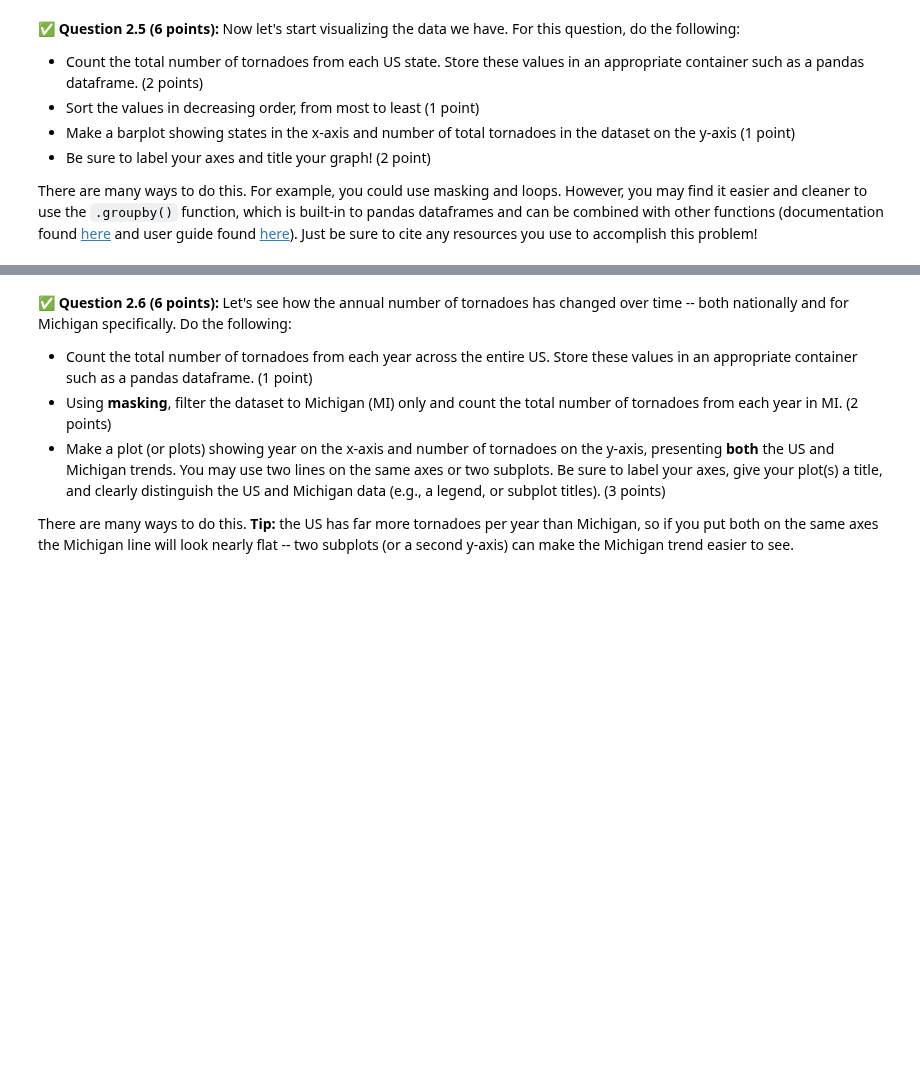
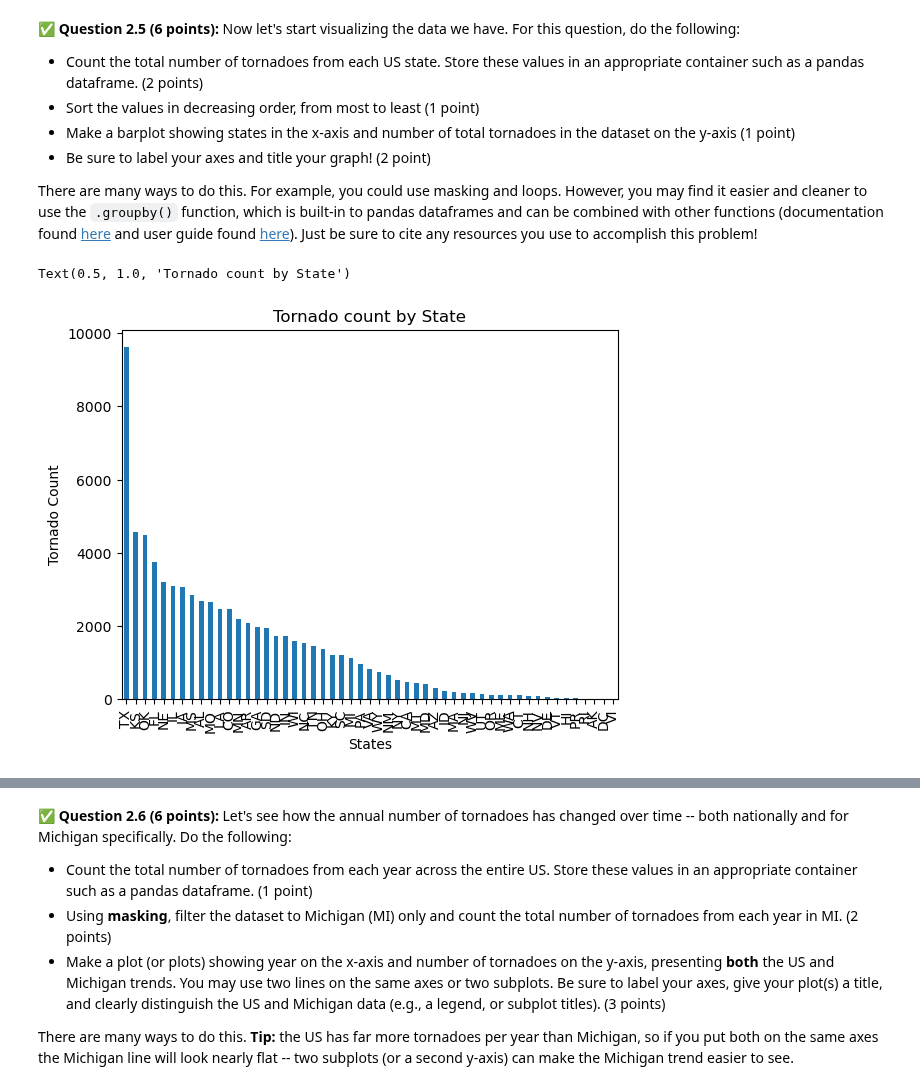
Before and after one commit to ChrSch6767/CMSE202-f26-turnin, a Jupyter notebook: hw-01/HW01-GitPandasPackagesClasses-STUDENT.ipynb, the cells around one changed output, grey strips where cells are left out. Cells and saved outputs as stored; diff of their text form; code cells hidden in the pictures; blank space fills up the shorter version.

```diff
--- a/hw-01/HW01-GitPandasPackagesClasses-STUDENT.ipynb
+++ b/hw-01/HW01-GitPandasPackagesClasses-STUDENT.ipynb
@@ -249,5 +256,6 @@ You will need to use the description substantially when you complete this assign
 # %%
 # Put your code here
+actual_tornadoes = pd.read_csv('actual_tornadoes')
 # %% [markdown]
 <!-- END QUESTION -->
 <!-- DO NOT MODIFY OR DELETE THIS CELL. Make sure your solution to the question above is in the cell(s) above this one. -->
@@ -294,3 +309,15 @@ There are many ways to do this.  For example, you could use masking and loops.
+# %%
+# Put your code here
+state_counts = actual_tornadoes.groupby("st").size()
+sorted_counts = state_counts.sort_values(ascending=False)
+
+ax = sorted_counts.plot(kind="bar")
+ax.set_xlabel("States")
+ax.set_ylabel("Tornado Count")
+ax.set_title("Tornado count by State")
+# %% [output]
+Text(0.5, 1.0, 'Tornado count by State')
+[figure, added]
 # %% [markdown]
 <!-- END QUESTION -->
 <!-- DO NOT MODIFY OR DELETE THIS CELL. Make sure your solution to the question above is in the cell(s) above this one. -->
```
Also changed, not shown: parts of 16 cells of this notebook, 1 other file.
